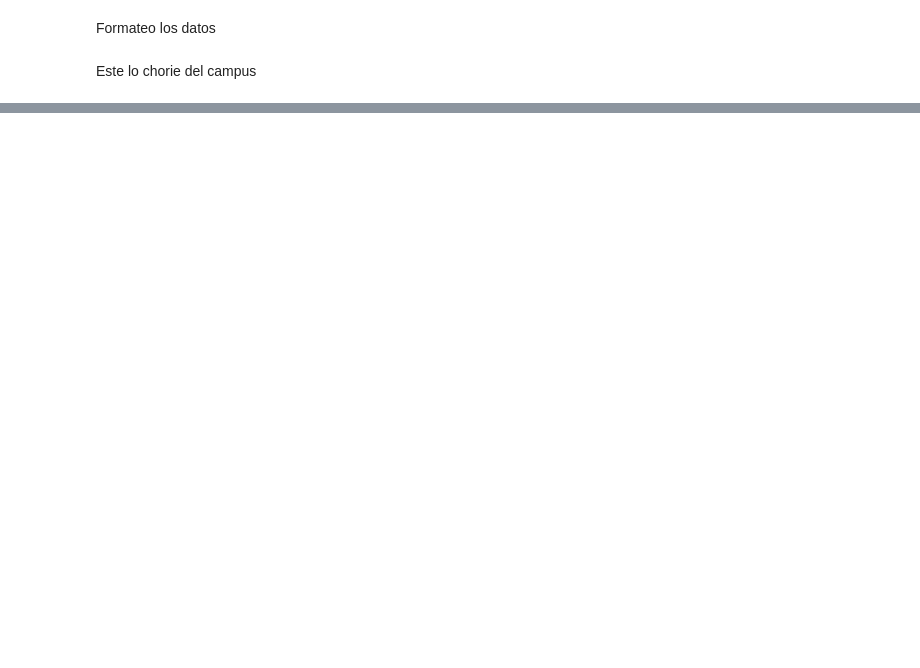
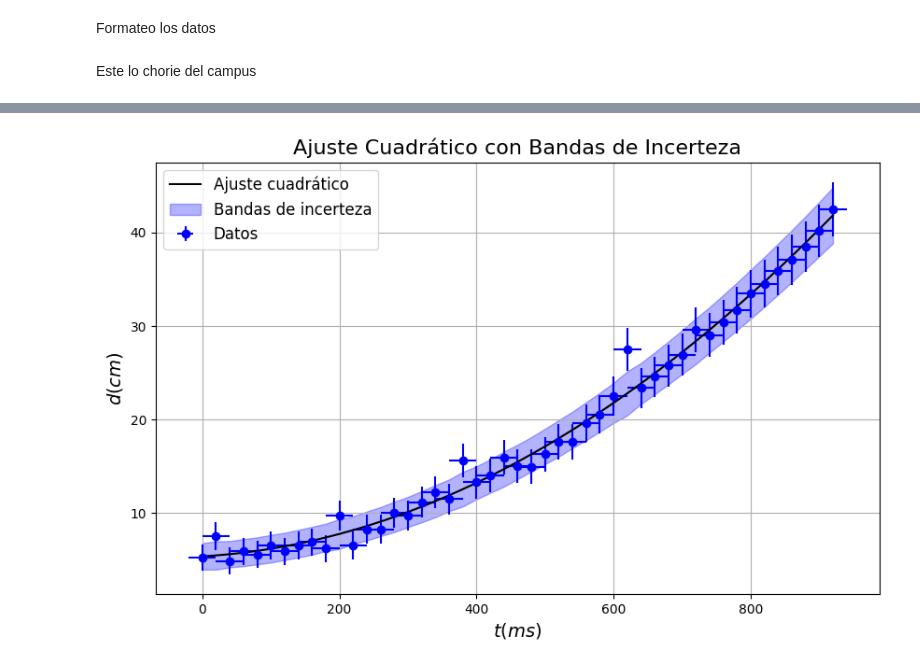
Before and after one commit to FacuVCanale/TP1-FISICA, a Jupyter notebook: position_chart.ipynb, the cells around one changed output, grey strips where cells are left out. Cells and saved outputs as stored; diff of their text form; code cells hidden in the pictures; blank space fills up the shorter version.

Commit message:
Grafico de Calibración + ejemplo de uso. Arreglé tmb d vs t en un ej

```diff
--- a/position_chart.ipynb
+++ b/position_chart.ipynb
@@ -125,0 +43,76 @@ La incerteza en la posición es: 2.568808821244634
+# %%
+import numpy as np
+import matplotlib.pyplot as plt
+from scipy.optimize import curve_fit
+
+def modelo_cuadratico(t, a, b, c):
+    return a * t**2 + b * t + c
+
+# FUNCIONES SACADAS DE CALIBRACIÓN
+
+def distancia(v):
+    return 0.0178*v - 1.2753
+
+def sigma_d(v):
+    return 0.0007*v + 1.1673
+
+def f_propagacion_errores(t, popt, errores_x):
+    """
+    Function to propagate the errors based on the fit parameters and x-axis errors.
+
+    Parameters:
+    t (array-like): Independent variable (time) data points
+    popt (array-like): Fitted parameters from curve_fit
+    errores_x (array-like): Error values for the independent variable data points (x-axis)
+
+    Returns:
+    sigma_d_t (array-like): Propagated uncertainty in the dependent variable (y-axis)
+    """
+    a, b, c = popt
+    # Error propagation formula for quadratic fit
+    sigma_d_t = np.sqrt((2 * a * t + b) ** 2 * errores_x ** 2)
+    return sigma_d_t
+
+# Example data
+tiempo = f_data["t"].values
+posicion = distancia(f_data["x"].values)
+errores_y = sigma_d(f_data["x"].values)
+errores_x = 20
+
+# Fit the quadratic model to the data
+popt, pcov = curve_fit(modelo_cuadratico, tiempo, posicion, sigma=errores_y, absolute_sigma=True)
+
+# Extract the fitted parameters and their uncertainties
+a, b, c = popt
+errores = np.sqrt(np.diag(pcov))
+
+# Propagate errors
+sigma_d_t = f_propagacion_errores(tiempo, popt, errores_x)
+
+# Create a smoother time range for plotting the fitted curve
+t_ajuste = np.linspace(min(tiempo), max(tiempo), 500)
+
+# Plotting
+plt.figure(figsize=(10, 6))
+
+# Plot the data points with error bars on both axes
+plt.errorbar(tiempo, posicion, xerr=errores_x, yerr=errores_y, fmt='o', color='blue', label='Datos')
+
+# Plot the quadratic fit
+plt.plot(t_ajuste, modelo_cuadratico(t_ajuste, *popt), 'black', label='Ajuste cuadrático')
+
+# Plot the uncertainty bands
+plt.fill_between(tiempo, modelo_cuadratico(tiempo + sigma_d_t, *popt) + errores_y,
+                 modelo_cuadratico(tiempo - sigma_d_t, *popt) -errores_y, color='blue', alpha=0.3, label='Bandas de incerteza')
+
+# Customize the plot
+plt.xlabel(r'$t(ms)$', fontsize=14)
+plt.ylabel(r'$d(cm)$', fontsize=14)
+plt.title('Ajuste Cuadrático con Bandas de Incerteza', fontsize=16)
+plt.legend(fontsize=12)
+plt.grid(True)
+
+# Display the plot
+plt.show()
+# %% [output]
+[figure, added]
```
Also changed, not shown: parts of 8 cells of this notebook, 3 other files.
